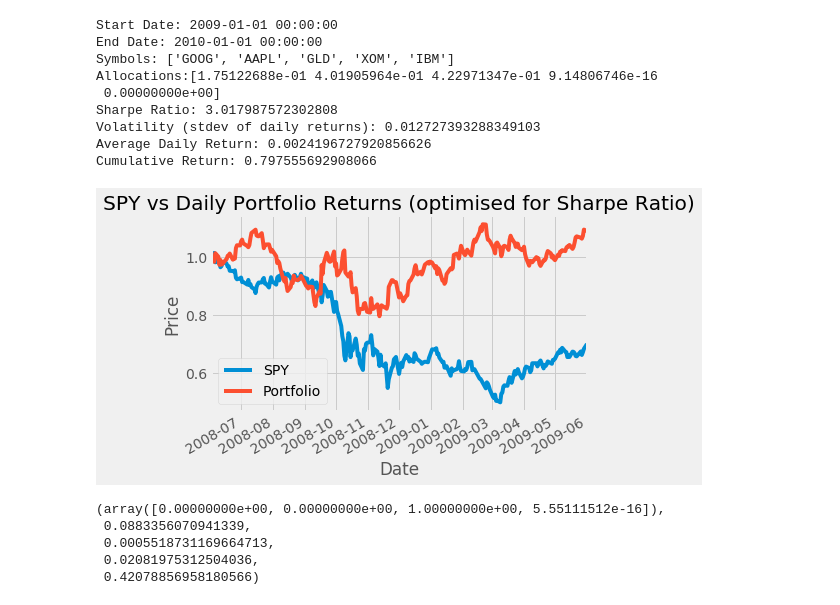
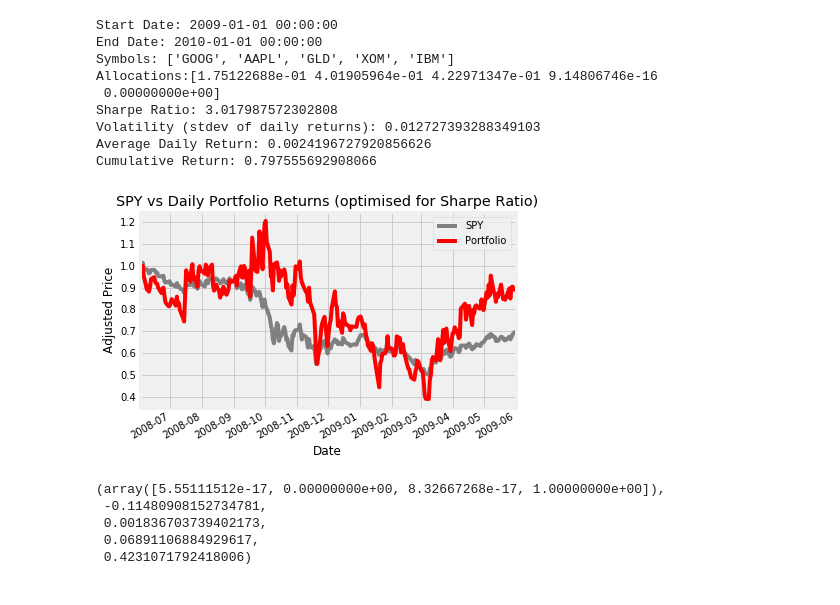
Before and after one commit to Neil621/Portfolio_Optimisation, a Jupyter notebook: Optimise_Portfolio.ipynb, the cells around one changed output. Cells and saved outputs as stored; diff of their text form; code cells hidden in the pictures.

```diff
--- a/Optimise_Portfolio.ipynb
+++ b/Optimise_Portfolio.ipynb
@@ -63,7 +63,7 @@ def AverageDaily_Returns(port_val):
 
 
 def Sharpe_Ratio(port_val, k=np.sqrt(252)):
-    return k * AverageDaily_Returns(port_val) / std_daily_returns(port_val)
+    return k * AverageDaily_Returns(port_val) / stddaily_Returns(port_val)
 
 def CumReturn(port_val):
     cumret = (port_val / port_val[0]) - 1
@@ -78,13 +78,13 @@ def PortfolioValues(prices, allocs):
 
 def stddaily_Returns(port_val):
     dailyreturn = (port_val / port_val.shift(1)) - 1
-    return daily_return[1:].std()
+    return dailyreturn[1:].std()
 
 
 
 
 
-def minus_f(allocs, prices):
+def optimisation_function(allocs, prices):
     port_val = PortfolioValues(prices, allocs)
     return -1 * Sharpe_Ratio(port_val)
 
@@ -112,7 +112,7 @@ def optimize_portfolio(sd=dt.datetime(2008,1,1), ed=dt.datetime(2009,1,1), \
     bounds = tuple((0.0, 1.0) for _ in range(len(syms)))
     #must actually sum to one!
     port_constraints = ({'type': 'eq', 'fun': lambda allocs: 1.0 - np.sum(allocs)})
-    sol = minimize(minus_f, initial_guess, prices, bounds=bounds, constraints=port_constraints)
+    sol = minimize(optimisation_function, initial_guess, prices, bounds=bounds, constraints=port_constraints)
     allocs = sol["x"]
 
     #e
@@ -127,7 +127,7 @@ def optimize_portfolio(sd=dt.datetime(2008,1,1), ed=dt.datetime(2009,1,1), \
     cr, adr, sddr, sr = [
         CumReturn(port_val),
         AverageDaily_Returns(port_val),
-        std_daily_returns(port_val),
+        stddaily_Returns(port_val),
         Sharpe_Ratio(port_val)
     ]
 
@@ -147,11 +147,16 @@ def optimize_portfolio(sd=dt.datetime(2008,1,1), ed=dt.datetime(2009,1,1), \
         # add code to plot here
         #df_temp = pd.concat([port_val, prices_SPY], keys=['Portfolio', 'SPY'], axis=1)
         #pass
-        df_temp = pd.concat([adju_pricesSPY,port_val], keys=['SPY','Portfolio'], axis=1)
+
+
+
+        df_temp = pd.concat([adju_pricesSPY,port_val], keys=['SPY','Portfolio'],axis=1)
+        #
         #plt.subplots()
-        df_temp.plot(title="SPY vs Daily Portfolio Returns (optimised for Sharpe Ratio)")
+        df_temp.plot(title="SPY vs Daily Portfolio Returns (optimised for Sharpe Ratio)",color=["grey","red"])
+
         plt.xlabel('Date')
-        plt.ylabel('Price')
+        plt.ylabel('Adjusted Price')
         plt.savefig("figure.png")
         plt.show()
 
@@ -212,12 +214,12 @@ print(python_version())
 # %%
 
 #obtain chart Start Date: 2008-06-01, End Date: 2009-06-01, Symbols: ['IBM', 'X', 'GLD', 'JPM'].
 optimize_portfolio(sd=dt.datetime(2008,6,1), ed=dt.datetime(2009,6,1), \
-    syms=['GOOG','AAPL','GLD','XOM'], gen_plot=True)
+    syms=['IBM', 'X', 'GLD', 'JPM'], gen_plot=True)
 # %% [output]
-[figure, old version]
+[figure, new version]
-(array([0.00000000e+00, 0.00000000e+00, 1.00000000e+00, 5.55111512e-16]),
- 0.0883356070941339,
- 0.0005518731169664713,
- 0.02081975312504036,
- 0.42078856958180566)
+(array([5.55111512e-17, 0.00000000e+00, 8.32667268e-17, 1.00000000e+00]),
+ -0.11480908152734781,
+ 0.001836703739402173,
+ 0.06891106884929617,
+ 0.4231071792418006)
```
Also changed, not shown: parts of 1 cell of this notebook.
